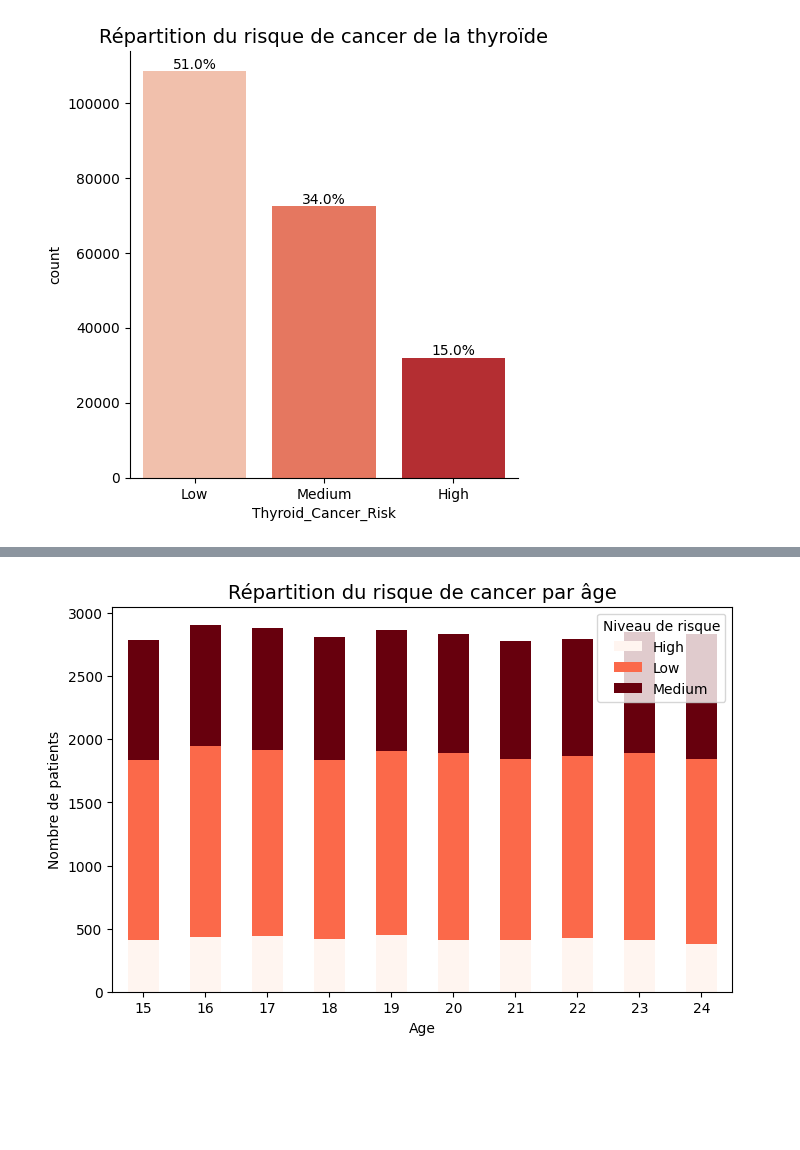
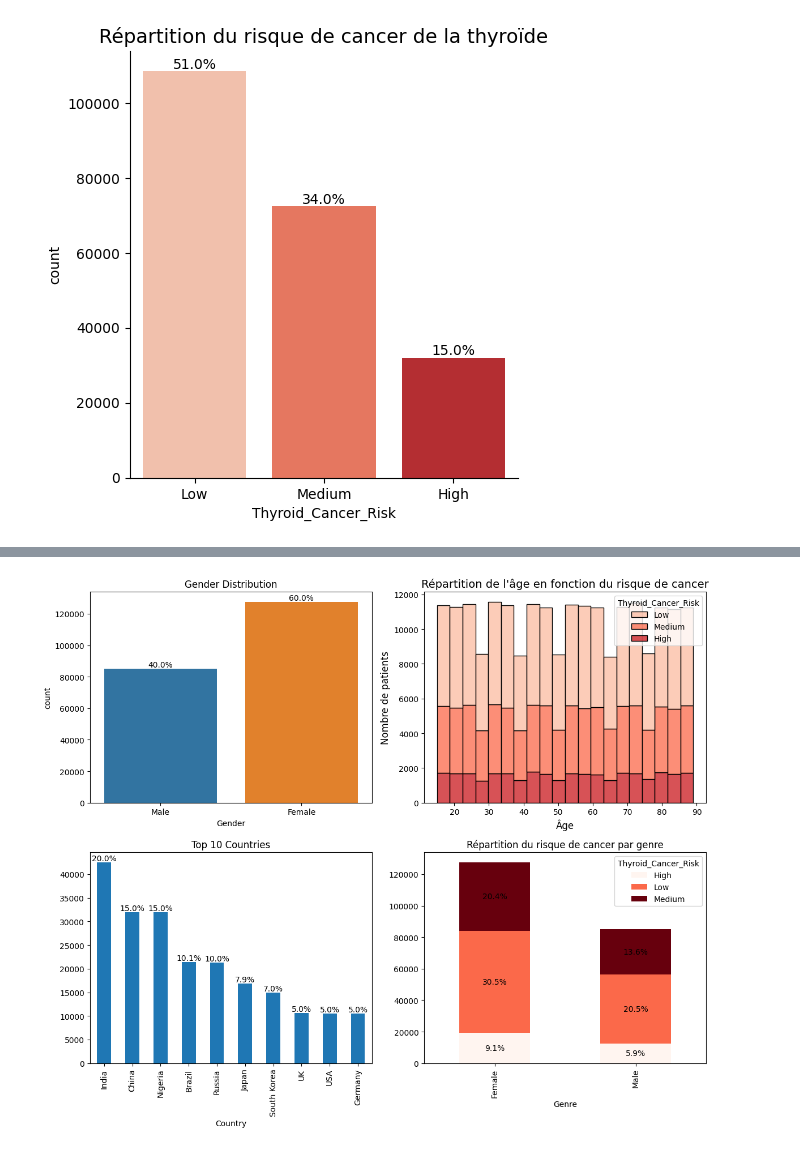
Before and after one commit to Death4Sword/ML_Cancer_Risk_Project, a Jupyter notebook: analyse_exhaustive.ipynb, the cells around one changed output, grey strips where cells are left out. Saved outputs shown, nothing was run; the diff lists cells and outputs as text; code cells hidden in the pictures; blank space fills up the shorter version.

Commit message:
ajout graph

```diff
--- a/analyse_exhaustive.ipynb
+++ b/analyse_exhaustive.ipynb
@@ -121,13 +93,46 @@ plt.show()
-# %%
-gender_risk_counts = df.groupby(["Age", "Thyroid_Cancer_Risk"]).size().unstack().head(10)
-
-# Tracer un bar plot empilé
-gender_risk_counts.plot(kind="bar", stacked=True, colormap="Reds", figsize=(8,5))
-plt.title("Répartition du risque de cancer par âge", fontsize=14)
-plt.xlabel("Age")
-plt.ylabel("Nombre de patients")
-plt.legend(title="Niveau de risque")
-plt.xticks(rotation=0)
-plt.show()
-# %% [output]
-[figure, removed]
+# %%
+fig, axes = plt.subplots(2, 2, figsize=(12, 10))
+
+# Répartition des risques de cancer par genre
+plot = sns.countplot(data=df, x='Gender', palette=['#1f77b4', '#ff7f0e'], ax=axes[0, 0])
+for p in plot.patches :
+    percentage = f'{100 * p.get_height() / len(df):.1f}%'
+    axes[0, 0].annotate(percentage, (p.get_x() + p.get_width() / 2, p.get_height()), ha='center', va='bottom', fontsize=10, color='black')
+axes[0, 0].set_title('Gender Distribution')
+
+
+sns.histplot(data=df, x="Age", hue="Thyroid_Cancer_Risk", multiple="stack", palette="Reds", bins=20, ax=axes[0, 1])
+axes[0, 1].set_title("Répartition de l'âge en fonction du risque de cancer", fontsize=14)
+axes[0, 1].set_xlabel("Âge", fontsize=12)
+axes[0, 1].set_ylabel("Nombre de patients", fontsize=12)
+
+
+
+# Répartition des risques de cancer par Pays
+df['Country'].value_counts().head(10).plot(kind='bar', ax=axes[1, 0])
+total = df['Country'].value_counts().sum()
+for p in axes[1, 0].patches:
+    percentage = f'{100 * p.get_height() / total:.1f}%'
+    axes[1, 0].annotate(percentage, (p.get_x() + p.get_width() / 2, p.get_height()), ha='center', va='bottom', fontsize=10, color='black')
+axes[1, 0].set_title('Top 10 Countries')
+
+
+# Répartition du risque de cancer par genre
+gender_risk_counts = df.groupby(["Gender", "Thyroid_Cancer_Risk"]).size().unstack()
+plot = gender_risk_counts.plot(kind="bar", stacked=True, colormap="Reds", ax=axes[1, 1])
+for container in plot.containers:
+    for bar in container:
+        height = bar.get_height()
+        if height > 0:
+            percentage = f'{100 * height / df.shape[0]:.1f}%'
+            axes[1, 1].annotate(percentage,
+                                (bar.get_x() + bar.get_width() / 2, bar.get_y() + height / 2),
+                                ha='center', va='center', fontsize=10, color='black')
+axes[1, 1].set_title("Répartition du risque de cancer par genre")
+axes[1, 1].set_xlabel("Genre")
+
+# Affichage des graphiques
+plt.tight_layout()
+plt.show()
+# %% [output]
+[figure, added]
```
Also changed, not shown: parts of 4 cells of this notebook.
